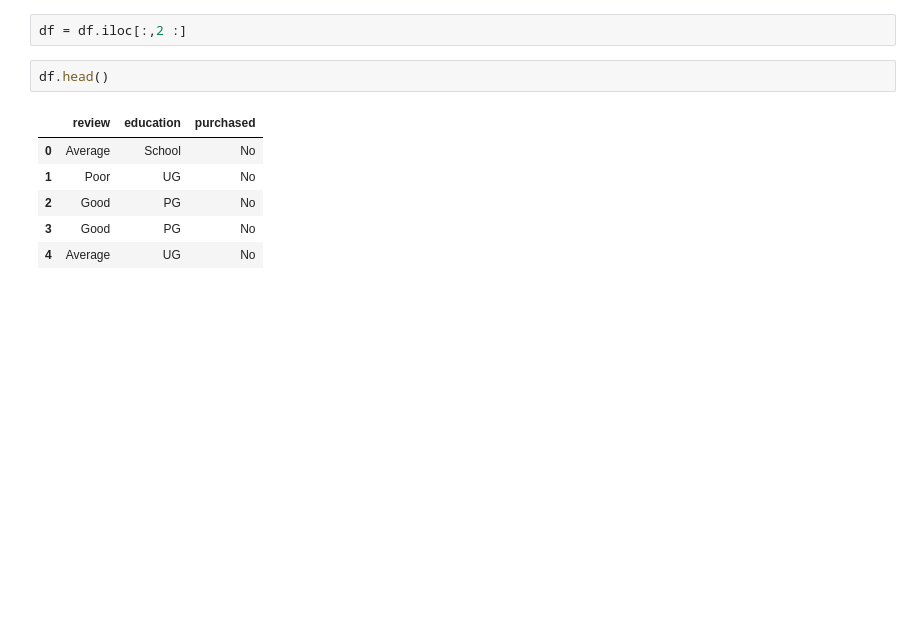
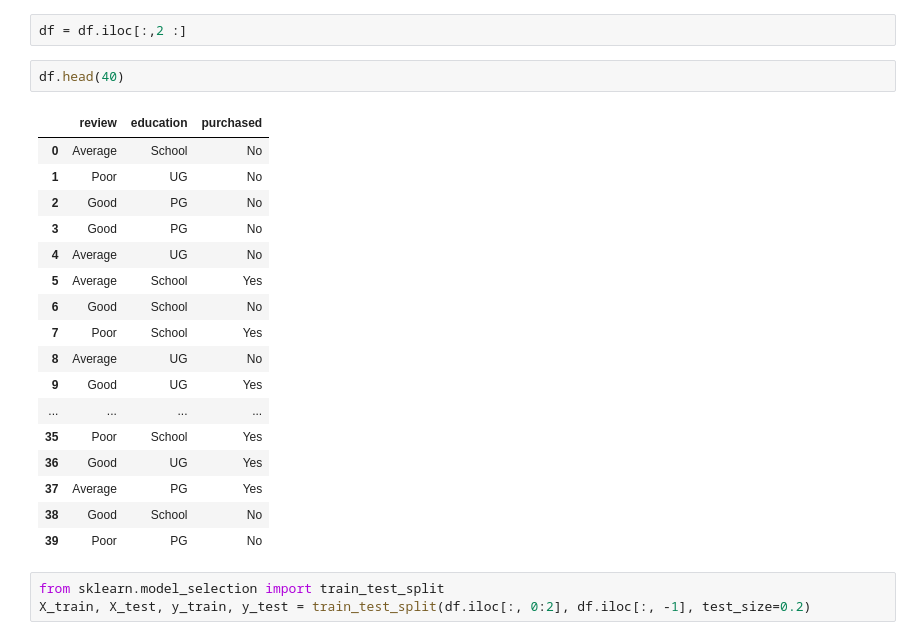
Before and after one commit to SparksFlash/100-days-of-machine-learning, a Jupyter notebook: Day26-ordinal-encoding/day26.ipynb, the cells around one changed output. Drawn from its saved outputs; the diff is of its cells as text; blank space fills up the shorter version.

```diff
--- a/Day26-ordinal-encoding/day26.ipynb
+++ b/Day26-ordinal-encoding/day26.ipynb
@@ -15,11 +25,25 @@ df.sample(5)
 # %%
 df = df.iloc[:,2 :]
 # %%
-df.head()
+df.head(40)
 # %% [output]
 |  | review | education | purchased |
 | 0 | Average | School | No |
 | 1 | Poor | UG | No |
 | 2 | Good | PG | No |
 | 3 | Good | PG | No |
 | 4 | Average | UG | No |
+| 5 | Average | School | Yes |
+| 6 | Good | School | No |
+| 7 | Poor | School | Yes |
+| 8 | Average | UG | No |
+| 9 | Good | UG | Yes |
+| ... | ... | ... | ... |
+| 35 | Poor | School | Yes |
+| 36 | Good | UG | Yes |
+| 37 | Average | PG | Yes |
+| 38 | Good | School | No |
+| 39 | Poor | PG | No |
+# %%
+from sklearn.model_selection import train_test_split
+X_train, X_test, y_train, y_test = train_test_split(df.iloc[:, 0:2], df.iloc[:, -1], test_size=0.2)
```
Also changed, not shown: parts of 13 cells of this notebook.
